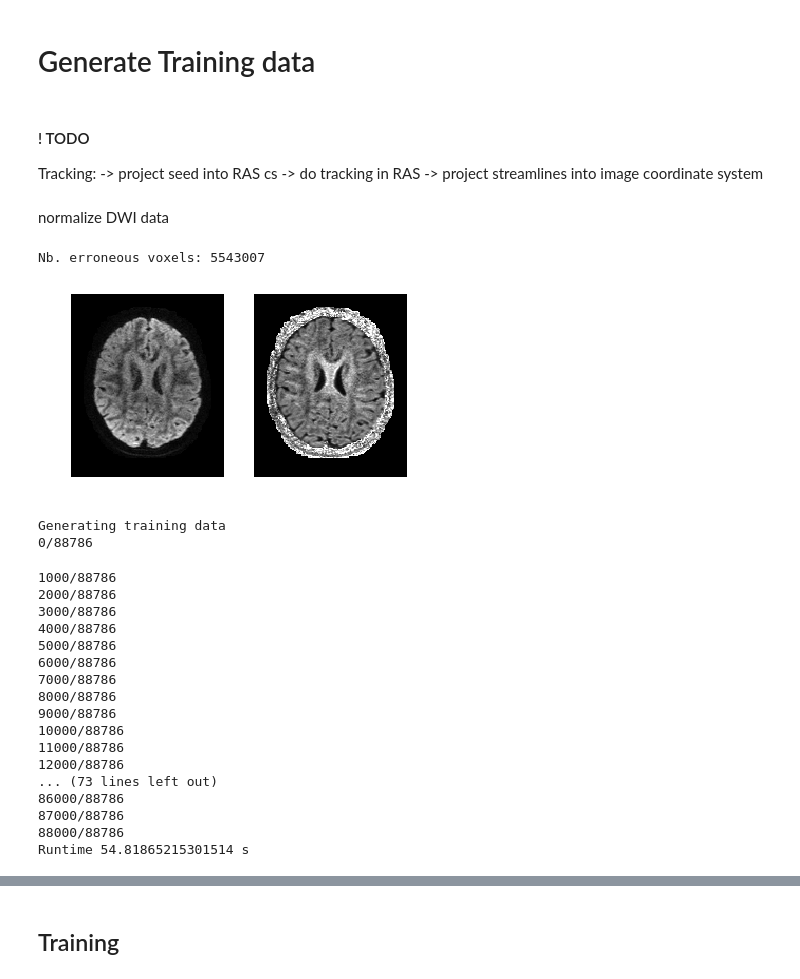
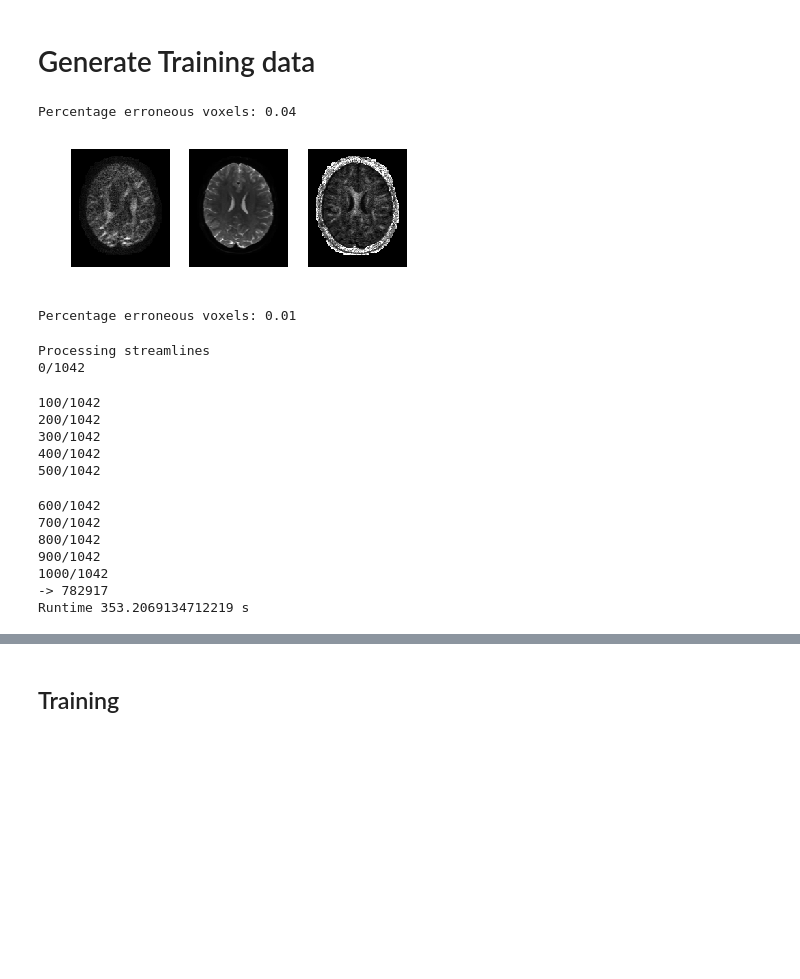
Before and after one commit to nih23/deepFibreTracking, a Jupyter notebook: tractography.ipynb, the cells around one changed output, grey strips where cells are left out. Saved outputs shown, nothing was run; the diff lists cells and outputs as text; code cells hidden in the pictures; blank space fills up the shorter version.

Commit message:
major bug fixes in tracking, data generation, neural network architecture

```diff
--- a/tractography.ipynb
+++ b/tractography.ipynb
@@ -66,5 +54,3 @@ bvals_subset.shape
 # %%
-# Exract the averaged b0.
 b0_idx = bvals < 10 # 10/02/18 NH: changed to work with HCP data
 b0 = dwi[..., b0_idx].mean(axis=3)
-data_sh, weights, b0 = dwi_tools.get_spherical_harmonics_coefficients(dwi_subset, b0=b0, bvals=bvals_subset, bvecs=bvecs_subset, sh_order = 4)
@@ -83,3 +57,8 @@ plt.show()
+# %%
+dwi_singleShell = np.concatenate((dwi_subset, dwi[..., b0_idx]), axis=3)
+bvals_singleShell = np.concatenate((bvals_subset, bvals[..., b0_idx]), axis=0)
+bvecs_singleShell = np.concatenate((bvecs_subset, bvecs[b0_idx,]), axis=0)
+gtab_singleShell = gradient_table(bvals=bvals_singleShell, bvecs=bvecs_singleShell, b0_threshold = 10)
 # %% [markdown]
 # Tractography
 # %% [markdown]
@@ -236,31 +293,25 @@ np.save(pTrainInput + "_seeds.npy",ccseeds)
 # Generate Training data
 # %%
 del streamlines_filtered
-# %% [markdown]
-#### ! TODO
-
-Tracking:
-    -> project seed into RAS cs
-    -> do tracking in RAS
-    -> project streamlines into image coordinate system
 # %%
 streamlines_imageCS = np.load(pTrainInput + "_sl_filt.npy")
-# %% [markdown]
-normalize DWI data
-# %%
-b0_idx = bvals < 10
-b0 = dwi[..., b0_idx].mean(axis=3)
-dwi_B0normalized = dwi_tools.normalize_dwi(dwi_subset, b0)
-# %% [output]
-Nb. erroneous voxels: 5543007
+# %%
+import importlib
+importlib.reload(dwi_tools)
+import src.dwi_tools as dwi_tools
+dwi_B0normalized = dwi_tools.normalize_dwi(dwi_singleShell, b0)
+# %% [output]
+Percentage erroneous voxels: 0.04
 # %%
 axial_middle = dwi_subset.shape[2] // 2
 plt.figure('Showing the datasets')
-plt.subplot(1, 2, 1).set_axis_off()
+plt.subplot(1, 3, 1).set_axis_off()
 plt.imshow(dwi_subset[:, :, axial_middle, 1].T, cmap='gray', origin='lower')
-plt.subplot(1, 2, 2).set_axis_off()
-plt.imshow(dwi_B0normalized[:, :, axial_middle, 1].T, cmap='gray', origin='lower')
+plt.subplot(1, 3, 2).set_axis_off()
+plt.imshow(b0[:, :, axial_middle].T, cmap='gray', origin='lower')
+plt.subplot(1, 3, 3).set_axis_off()
+plt.imshow(dwi_B0normalized[:, :, axial_middle, 0].T, cmap='gray', origin='lower')
 plt.show()
 # %% [output]
-[figure, old version]
+[figure, new version]
 # %%
@@ -275,30 +327,31 @@ importlib.reload(dwi_tools)
 import src.dwi_tools as dwi_tools
 import src.nn_helper as nn_helper
 
+#del train_DWI,train_prevDirection, train_LikelyFibreDirections, train_nextDirection
+data_sh, weights, b0 = dwi_tools.get_spherical_harmonics_coefficients(dwi_subset, b0=b0, bvals=bvals_subset, bvecs=bvecs_subset, sh_order = sh_order)
+
 #rawData = data_evecs
 rawData = data_sh
+#rawData = tensors
+#rawData = dtiPeakDirs
 
 start_time = time.time()
-train_DWI,train_prevDirection, train_LikelyFibreDirections, train_nextDirection = dwi_tools.generatePredictionNetworkTrainingDataFromStreamlines(streamlines_imageCS, rawData, noX=noX,noY=noY,noZ=noZ,coordinateScaling=coordinateScaling,distToNeighbours=1, noCrossings = noCrossings)
+train_DWI,train_prevDirection, train_LikelyFibreDirections, train_nextDirection = dwi_tools.generateTrainingData(streamlines_filtered, rawData, affine=aff, noX=noX,noY=noY,noZ=noZ,coordinateScaling=coordinateScaling,distToNeighbours=1, noCrossings = noCrossings)
 runtime = time.time() - start_time
 print('Runtime ' + str(runtime) + ' s ')
 # %% [output]
-Generating training data
-0/88786
+Percentage erroneous voxels: 0.01
-1000/88786
-2000/88786
-3000/88786
-4000/88786
-5000/88786
-6000/88786
-7000/88786
-8000/88786
-9000/88786
-10000/88786
-11000/88786
-12000/88786
-... (73 lines left out)
-86000/88786
-87000/88786
-88000/88786
-Runtime 54.81865215301514 s
+Processing streamlines
+0/1042
+100/1042
+200/1042
+300/1042
+400/1042
+500/1042
+600/1042
+700/1042
+800/1042
+900/1042
+1000/1042
+-> 782917
+Runtime 353.2069134712219 s
```
Also changed, not shown: parts of 62 cells of this notebook, 3 other files.
